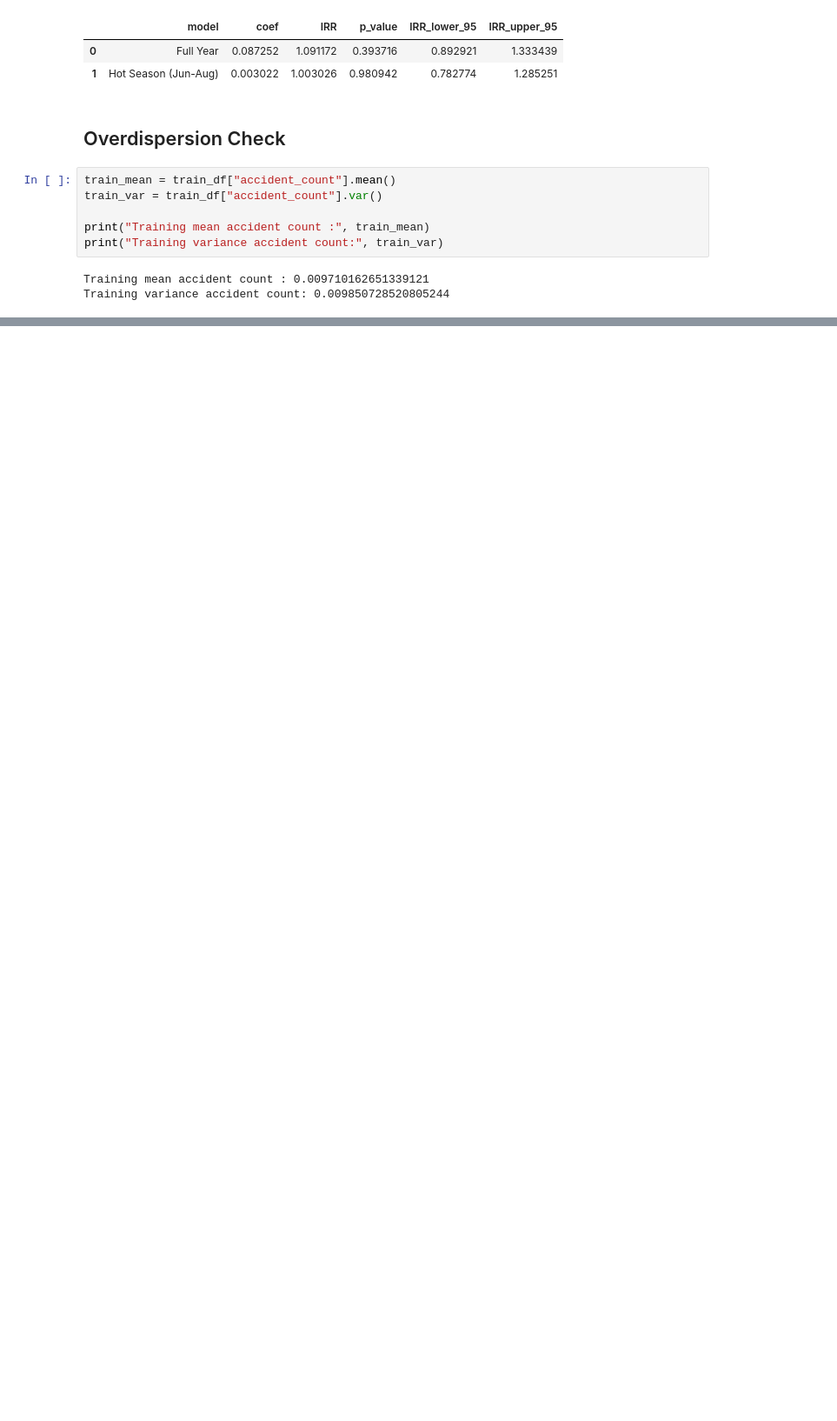
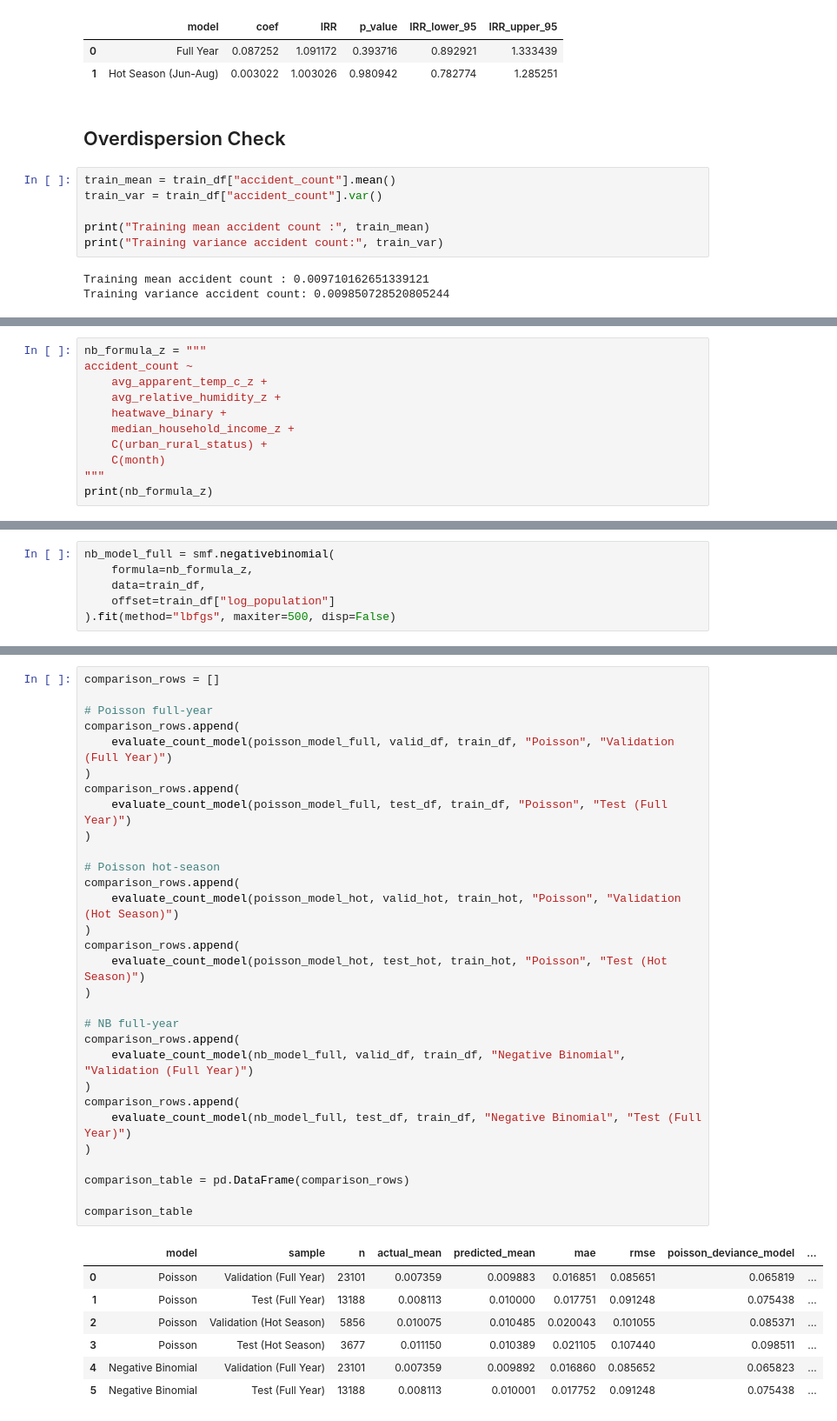
Before and after one commit to RionelxSlovesky/heatwave-accident-analysis-louisiana, a Jupyter notebook: notebooks/predictive_analysis.ipynb, the cells around one changed output, grey strips where cells are left out. Shown at 87% size. Cells and saved outputs as stored; diff of their text form; blank space fills up the shorter version.

Commit message:
Trained Negative Binomial Model
Since overdispersion existed in the poisson models, we trained and tested negative binomial models. Also, evaluated and compared all the trained models.

```diff
--- a/notebooks/predictive_analysis.ipynb
+++ b/notebooks/predictive_analysis.ipynb
@@ -482,0 +503,11 @@ Training variance accident count: 0.009850728520805244
+# %%
+nb_formula_z = """
+accident_count ~
+    avg_apparent_temp_c_z +
+    avg_relative_humidity_z +
+    heatwave_binary +
+    median_household_income_z +
+    C(urban_rural_status) +
+    C(month)
+"""
+print(nb_formula_z)
@@ -482,0 +524,6 @@ Training variance accident count: 0.009850728520805244
+# %%
+nb_model_full = smf.negativebinomial(
+    formula=nb_formula_z,
+    data=train_df,
+    offset=train_df["log_population"]
+).fit(method="lbfgs", maxiter=500, disp=False)
@@ -482,0 +583,38 @@ Training variance accident count: 0.009850728520805244
+# %%
+comparison_rows = []
+
+# Poisson full-year
+comparison_rows.append(
+    evaluate_count_model(poisson_model_full, valid_df, train_df, "Poisson", "Validation (Full Year)")
+)
+comparison_rows.append(
+    evaluate_count_model(poisson_model_full, test_df, train_df, "Poisson", "Test (Full Year)")
+)
+
+# Poisson hot-season
+comparison_rows.append(
+    evaluate_count_model(poisson_model_hot, valid_hot, train_hot, "Poisson", "Validation (Hot Season)")
+)
+comparison_rows.append(
+    evaluate_count_model(poisson_model_hot, test_hot, train_hot, "Poisson", "Test (Hot Season)")
+)
+
+# NB full-year
+comparison_rows.append(
+    evaluate_count_model(nb_model_full, valid_df, train_df, "Negative Binomial", "Validation (Full Year)")
+)
+comparison_rows.append(
+    evaluate_count_model(nb_model_full, test_df, train_df, "Negative Binomial", "Test (Full Year)")
+)
+
+comparison_table = pd.DataFrame(comparison_rows)
+
+comparison_table
+# %% [output]
+|  | model | sample | n | actual_mean | predicted_mean | mae | rmse | poisson_deviance_model | ... |
+| 0 | Poisson | Validation (Full Year) | 23101 | 0.007359 | 0.009883 | 0.016851 | 0.085651 | 0.065819 | ... |
+| 1 | Poisson | Test (Full Year) | 13188 | 0.008113 | 0.010000 | 0.017751 | 0.091248 | 0.075438 | ... |
+| 2 | Poisson | Validation (Hot Season) | 5856 | 0.010075 | 0.010485 | 0.020043 | 0.101055 | 0.085371 | ... |
+| 3 | Poisson | Test (Hot Season) | 3677 | 0.011150 | 0.010389 | 0.021105 | 0.107440 | 0.098511 | ... |
+| 4 | Negative Binomial | Validation (Full Year) | 23101 | 0.007359 | 0.009892 | 0.016860 | 0.085652 | 0.065823 | ... |
+| 5 | Negative Binomial | Test (Full Year) | 13188 | 0.008113 | 0.010001 | 0.017752 | 0.091248 | 0.075438 | ... |
```
Also changed, not shown: parts of 20 cells of this notebook.
